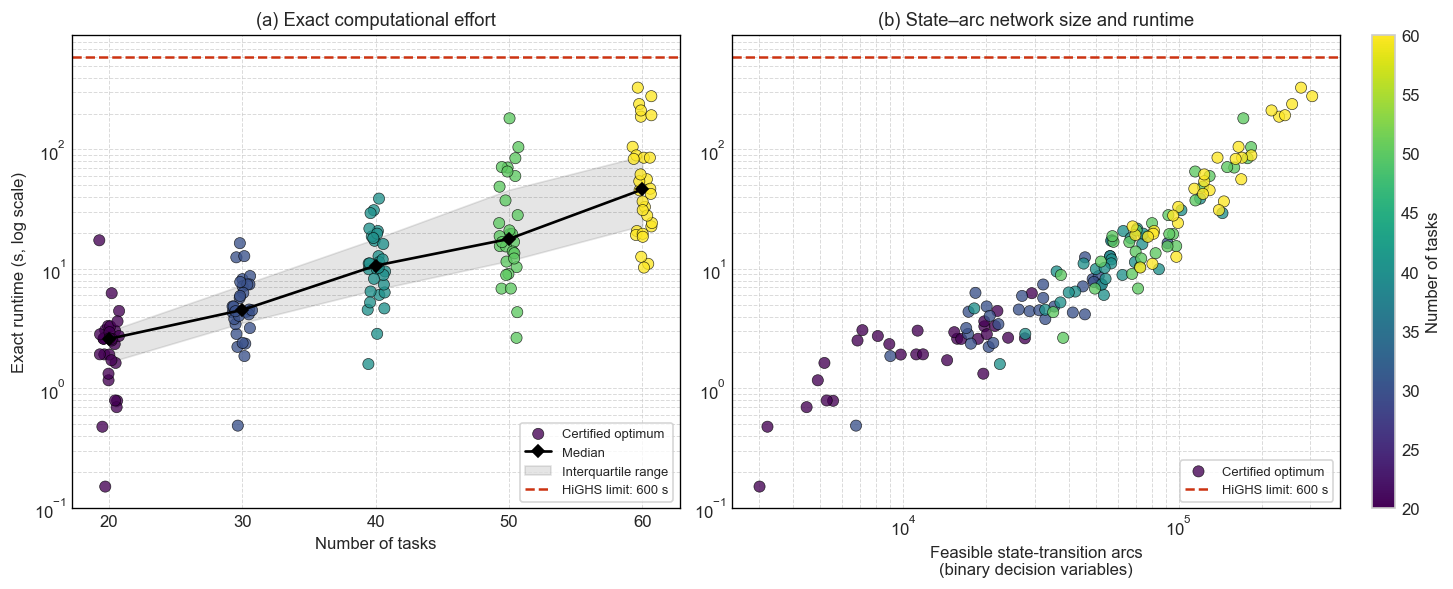
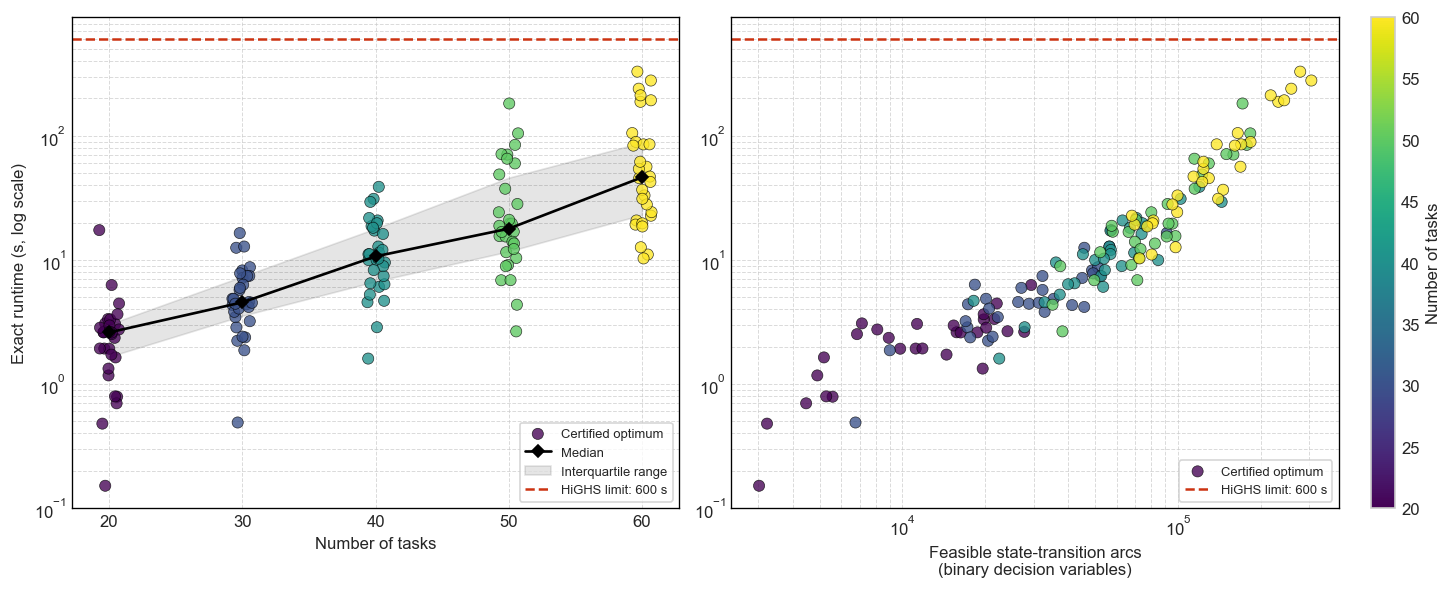
The change to this notebook cell's code, shown as a diff; its figure went from the first image to the second:
--- before
+++ after
@@ -153,7 +153,7 @@
     "Exact runtime (s, log scale)"
 )
-ax_effort.set_title(
-    "(a) Exact computational effort"
-)
+#ax_effort.set_title(
+#    "(a) Exact computational effort"
+#)
 ax_effort.set_xticks(task_sizes_A)
 
@@ -212,7 +212,7 @@
 )
 
-ax_structure.set_title(
-    "(b) State–arc network size and runtime"
-)
+#ax_structure.set_title(
+#    "(b) State–arc network size and runtime"
+#)
 
 ax_structure.legend(
@@ -264,5 +264,5 @@
     (
         "fig_expA_exact_computational_effort_"
-        "and_state_arc_size"
-    ),
-)
+        "and_state_arc_size_2"
+    ),
+)

Commit: bb